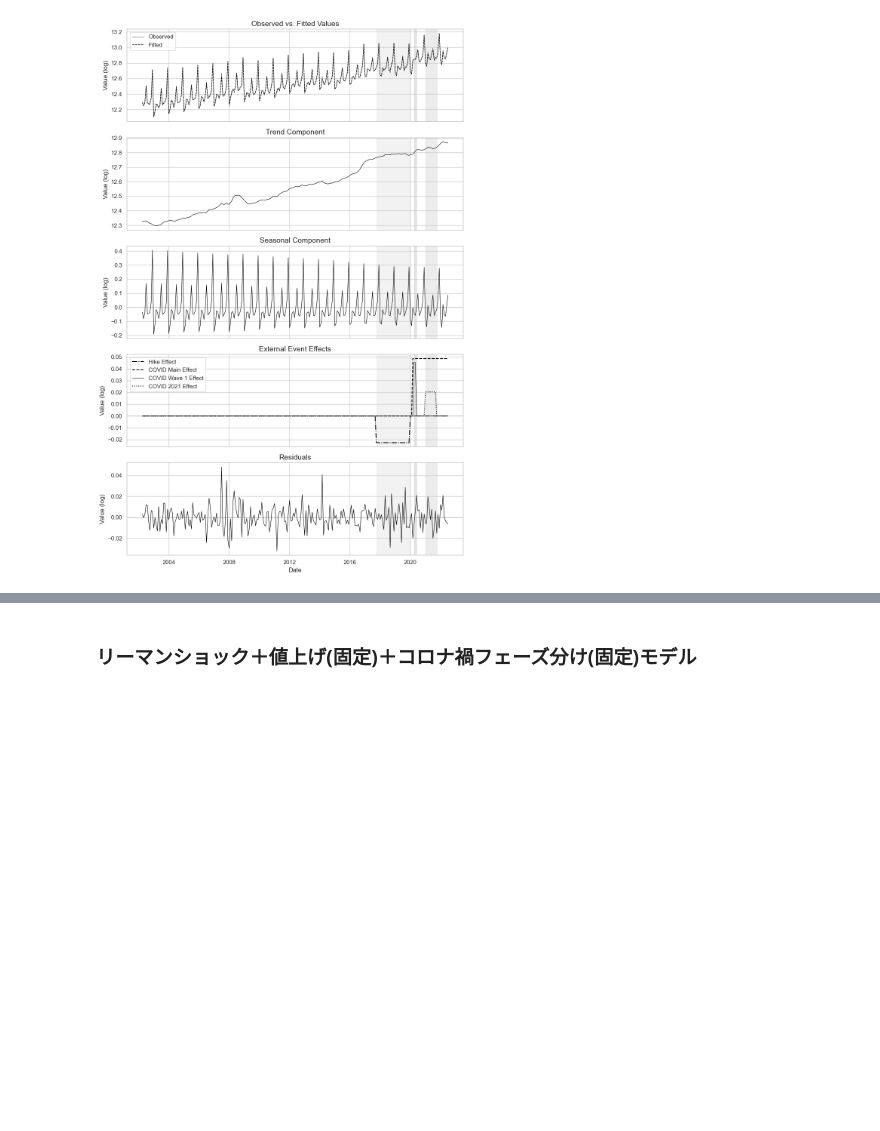
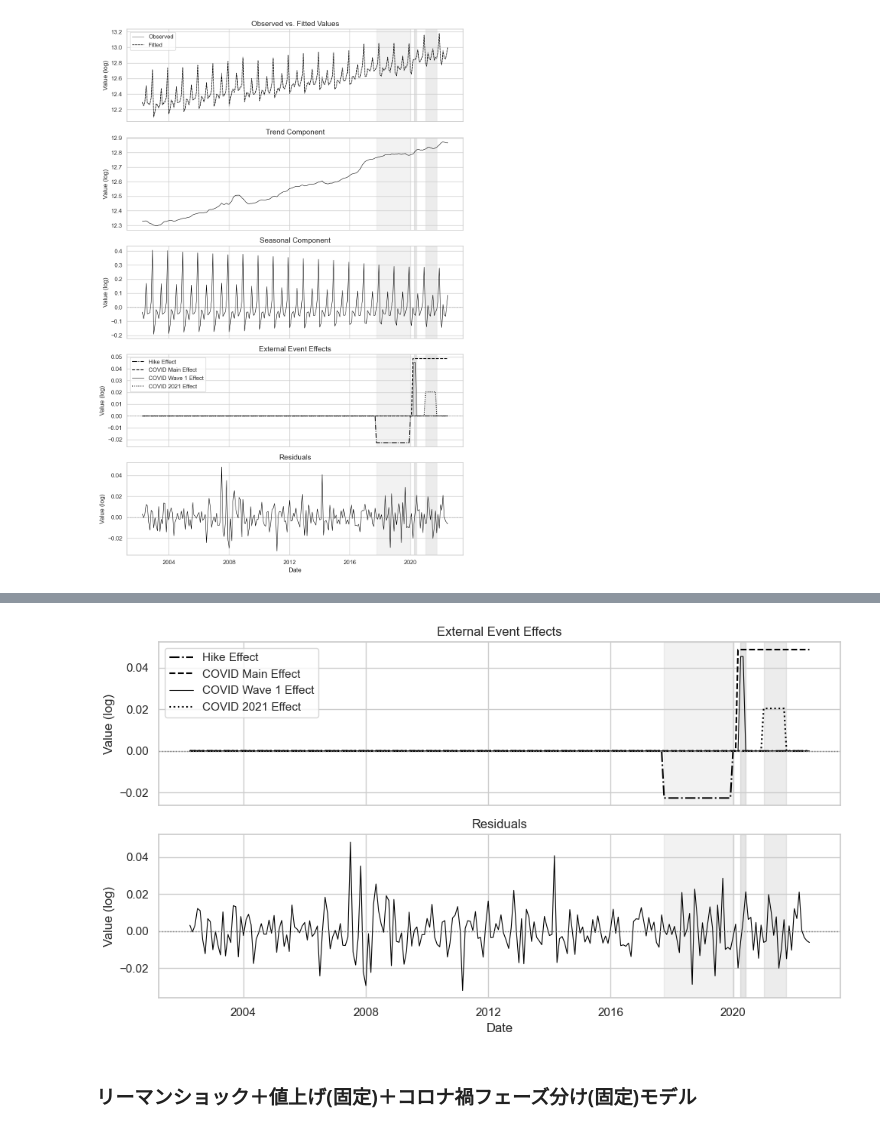
Before and after one commit to Fuga420/Transport_amount_project, a Jupyter notebook: notebooks/Transport_amount.ipynb, the cells around one changed output, grey strips where cells are left out. Saved outputs shown, nothing was run; the diff lists cells and outputs as text; code cells hidden in the pictures; blank space fills up the shorter version.

```diff
--- a/notebooks/Transport_amount.ipynb
+++ b/notebooks/Transport_amount.ipynb
@@ -1815,3 +1857,39 @@ plt.show()
+# %%
+import matplotlib.pyplot as plt
+import seaborn as sns
+
+# --- 図2の準備 (2行1列) ---
+fig2, axes2 = plt.subplots(nrows=2, ncols=1, figsize=(10, 6), sharex=True)
+sns.set_theme(style="whitegrid")
+#fig2.suptitle('External Event Effects and Residuals', fontsize=16)
+
+# --- 1. 外部イベント効果 ---
+axes2[0].plot(df['label'], hike_effect_full, color='black', linestyle='-.', label='Hike Effect')
+axes2[0].plot(df['label'], covid_main_effect_full, color='black', linestyle='--', label='COVID Main Effect')
+axes2[0].plot(df['label'], covid_wave1_effect_full, color='black', linestyle='-', label='COVID Wave 1 Effect', linewidth=0.8)
+axes2[0].plot(df['label'], covid_2021_effect_full, color='black', linestyle=':', label='COVID 2021 Effect')
+axes2[0].set_title('External Event Effects')
+axes2[0].axhline(y=0, color='grey', linestyle=':', linewidth=1)
+axes2[0].legend(loc='upper left')
+
+# --- 2. 残差 ---
+axes2[1].plot(df['label'], residuals_phase, color='black', linewidth=0.8, label='Residuals')
+axes2[1].set_title('Residuals')
+axes2[1].axhline(y=0, color='grey', linestyle=':', linewidth=1)
+
+# --- 図2共通の設定 ---
+for ax in axes2:
+    ax.axvspan("2017-10-01", "2019-12-31", color='gray', alpha=0.1, zorder=-1)
+    ax.axvspan("2020-04-01", "2020-05-31", color='gray', alpha=0.2, zorder=-1)
+    ax.axvspan("2021-01-01", "2021-09-30", color='gray', alpha=0.15, zorder=-1)
+    ax.set_ylabel('Value (log)')
+
+axes2[1].set_xlabel('Date', fontsize=12)
+plt.tight_layout(rect=[0, 0, 1, 0.95]) # suptitleとの重なりを調整
+plt.show()
+#fig2.savefig('output/decomposition_part2.png', dpi=300)
+# %% [output]
+[figure, added]
 # %% [markdown]
 ### リーマンショック＋値上げ(固定)＋コロナ禍フェーズ分け(固定)モデル
 # %%
```
Also changed, not shown: parts of 1 cell of this notebook, 4 other files.
